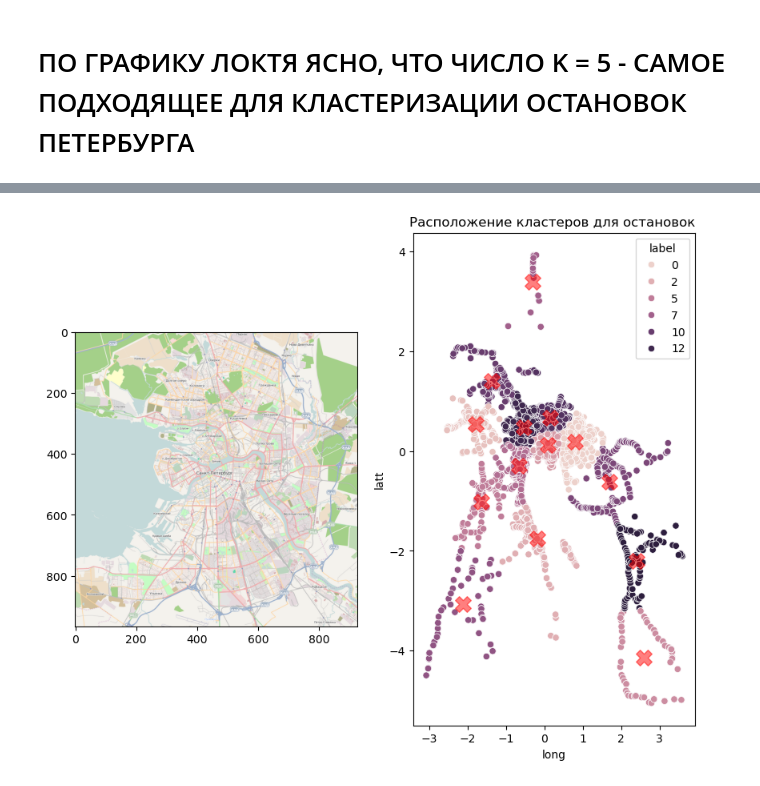
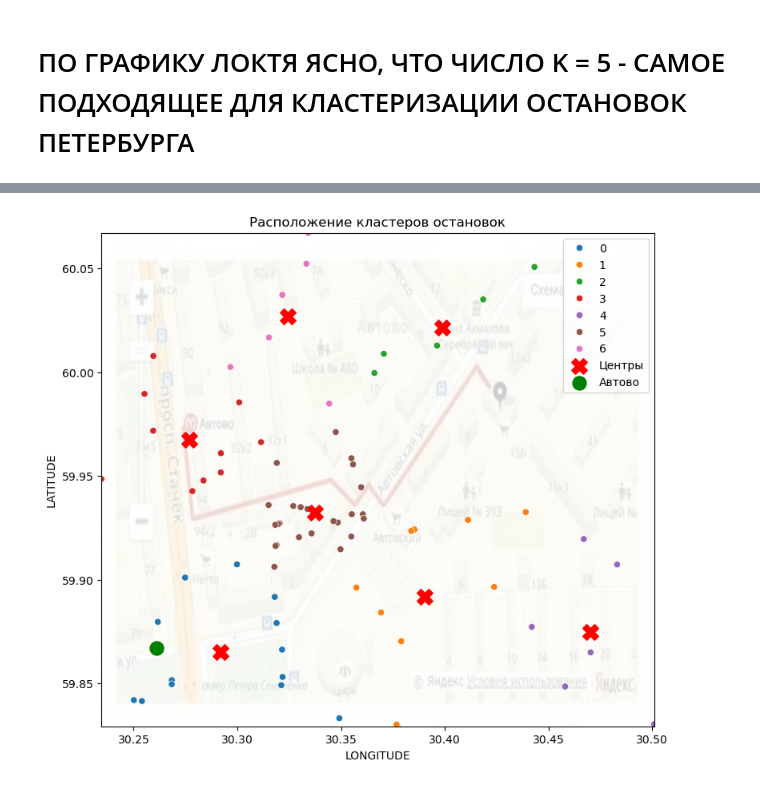
Before and after one commit to Azernem/Data_Analysis_SPbU, a Jupyter notebook: Clusterization_Petersburg_Metros/Clusterization_Petersburg_Stops.ipynb, the cells around one changed output, grey strips where cells are left out. Cells and saved outputs as stored; diff of their text form; code cells hidden in the pictures.

Commit message:
clusterization Peteersburg stops

```diff
--- a/Clusterization_Petersburg_Metros/Clusterization_Petersburg_Stops.ipynb
+++ b/Clusterization_Petersburg_Metros/Clusterization_Petersburg_Stops.ipynb
@@ -8,15 +8,16 @@ separators = [',', ';', '\t', '|']
 
 for sep in separators:
     try:
-        df = pd.read_csv('ALL_SPB_STOPS.csv', encoding='windows-1251', sep=sep)
+        df_ = pd.read_csv('ALL_SPB_STOPS.csv', encoding='windows-1251', sep=sep)
         print(f"Успешно! Разделитель: '{sep}'")
         print(f"Размер: {df.shape}")
         break
     except Exception as e:
         print(f"Не подошел '{sep}': {e}")
 
-df[['LATITUDE', 'LONGITUDE']] = df[['LATITUDE', 'LONGITUDE']].dropna()
-df
+df_[['LATITUDE', 'LONGITUDE']] = df_[['LATITUDE', 'LONGITUDE']].dropna()
+avtovo = df_.iloc[4][['LATITUDE',	'LONGITUDE']].values
+df_
 # %% [output]
 Не подошел ',': Error tokenizing data. C error: Expected 1 fields in line 77, saw 7
 
@@ -65,11 +104,16 @@ gridsearchCV = GridSearchCV(kmeans, grid, cv = 3, )
 from sklearn.cluster import KMeans
 from sklearn.preprocessing import StandardScaler
 
+df = df_metro.copy()
 X = df[['LATITUDE', 'LONGITUDE']]
 scaler = StandardScaler()
 X_scaled = scaler.fit_transform(X)
+avtovo_scaled = X_scaled[4]
+print(avtovo)
+X_scaled = np.delete(X_scaled, 4, axis=0)
 fig = plt.figure(figsize= (12, 8))
 sns.scatterplot(x = X_scaled[: ,0], y = X_scaled[: ,1], s = 40)
+sns.scatterplot(x = [avtovo_scaled[0]], y = [avtovo_scaled[1]], s = 40, color = 'red')
 plt.title('Данные по координатам всех остановок')
 plt.xlabel('долгота')
 plt.ylabel('широта')
@@ -154,7 +199,11 @@ from sklearn.metrics import silhouette_score
 import urllib.request
 from PIL import Image
 import io
-url = 'https://upload.wikimedia.org/wikipedia/commons/f/fc/Saint_Petersburg_Ring_Road.PNG'
+import matplotlib.pyplot as plt
+import seaborn as sns
+
+# Обрабока изображения
+url = 'https://avatars.mds.yandex.net/i?id=b1fd7724319489579860c318413e22083f90934b-5648503-images-thumbs&n=13'
 req = urllib.request.Request(
     url,
     headers={
@@ -163,25 +212,59 @@ req = urllib.request.Request(
 )
 response = urllib.request.urlopen(req)
 img_data = response.read()
-print(io.BytesIO(img_data))
 img = Image.open(io.BytesIO(img_data))
 
 
-kmeans = KMeans(n_clusters= 14, n_init= 10, random_state= 42)
-kmeans.fit(X_scaled)
-print(f"Ошибка CSS по методу локтя: {kmeans.inertia_}, ОШибка о силуэту: {silhouette_score(X_scaled, kmeans.labels_)}")
+# используем РЕАЛЬНЫЕ координаты, не X_scaled, тк одинаковыые единицы измерения
+X = df[['LONGITUDE', 'LATITUDE']]
 
-fig, axes = plt.subplots(1, 2, figsize= (10, 8))
-labels = kmeans.labels_
-coordinates = pd.DataFrame(X_scaled, columns = ['long', 'latt'])
-coordinates['label'] = labels
+kmeans = KMeans(n_clusters=7, random_state=42)
+df['label'] = kmeans.fit_predict(X)
 
-axes[0].imshow(img, alpha=0.8)
-axes[0] = sns.scatterplot(data = coordinates, x = 'long', y = 'latt', hue= 'label')
+print(
+    f"CSS: {kmeans.inertia_}, "
+    f"Silhouette: {silhouette_score(X, df['label'])}"
+)
+
+fig, ax = plt.subplots(figsize=(10, 8))
+ax.imshow(
+    img,
+    extent=[
+        X.LONGITUDE.min(), X.LONGITUDE.max(),
+        X.LATITUDE.min(),  X.LATITUDE.max()
+    ],
+    alpha=0.2
+)
+
+sns.scatterplot(
+    ax=ax,
+    data=df,
+    x='LONGITUDE',
+    y='LATITUDE',
+    hue='label',
+    palette='tab10'
+)
+
 centers = kmeans.cluster_centers_
-axes[0].scatter(centers[:, 0], centers[:, 1], c='red', s=200, alpha=0.5, marker='X')
-'''contextily.add_basemap(axes[0], crs='EPSG:4326', source=ctx.providers.CartoDB.Positron)'''
+ax.scatter(
+    centers[:, 0],
+    centers[:, 1],
+    c='red',
+    s=200,
+    marker='X',
+    label='Центры'
+)
 
-plt.title('Расположение кластеров для остановок ')
-coordinates['label'].value_counts()
+ax.scatter(
+    avtovo[1],   # долгота
+    avtovo[0],   # широта
+    color='green',
+    s=150,
+    label='Автово'
+)
+
+
+ax.set_title('Расположение кластеров остановок')
+ax.legend()
+plt.show()
 # %% [output]
@@ -206 +272 @@ Name: count, dtype: int64
-[figure, old version]
+[figure, new version]
```
Also changed, not shown: parts of 6 cells of this notebook.
